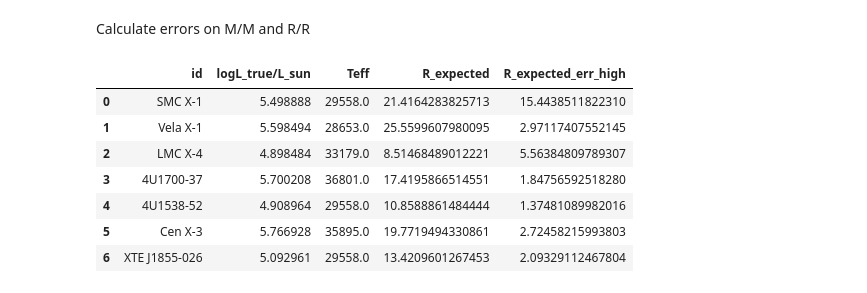
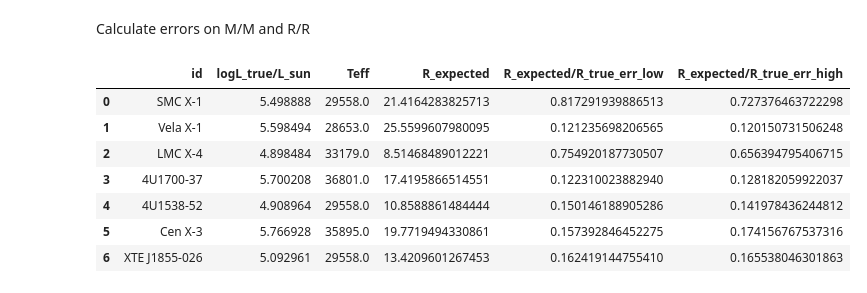
Before and after one commit to LvV210/MasterProject, a Jupyter notebook: luminosity.ipynb, the cells around one changed output. Cells and saved outputs as stored; diff of their text form; code cells hidden in the pictures.

```diff
--- a/luminosity.ipynb
+++ b/luminosity.ipynb
@@ -227,13 +227,13 @@ df_MRL["R_expected/R_true_err_low"] = ( (df_MRL["R_expected_err_low"] / df_MRL["
 # %%
 df_MRL.to_csv('tables/results/MassRadiusLuminosity.csv', index=False)
 # %%
-df_MRL[["id", "logL_true/L_sun", "Teff", "R_expected", "R_expected_err_high"]]
+df_MRL[["id", "logL_true/L_sun", "Teff", "R_expected", "R_expected/R_true_err_low", "R_expected/R_true_err_high"]]
 # %% [output]
-|  | id | logL_true/L_sun | Teff | R_expected | R_expected_err_high |
-| 0 | SMC X-1 | 5.498888 | 29558.0 | 21.4164283825713 | 15.4438511822310 |
-| 1 | Vela X-1 | 5.598494 | 28653.0 | 25.5599607980095 | 2.97117407552145 |
-| 2 | LMC X-4 | 4.898484 | 33179.0 | 8.51468489012221 | 5.56384809789307 |
-| 3 | 4U1700-37 | 5.700208 | 36801.0 | 17.4195866514551 | 1.84756592518280 |
-| 4 | 4U1538-52 | 4.908964 | 29558.0 | 10.8588861484444 | 1.37481089982016 |
-| 5 | Cen X-3 | 5.766928 | 35895.0 | 19.7719494330861 | 2.72458215993803 |
-| 6 | XTE J1855-026 | 5.092961 | 29558.0 | 13.4209601267453 | 2.09329112467804 |
+|  | id | logL_true/L_sun | Teff | R_expected | R_expected/R_true_err_low | R_expected/R_true_err_high |
+| 0 | SMC X-1 | 5.498888 | 29558.0 | 21.4164283825713 | 0.817291939886513 | 0.727376463722298 |
+| 1 | Vela X-1 | 5.598494 | 28653.0 | 25.5599607980095 | 0.121235698206565 | 0.120150731506248 |
+| 2 | LMC X-4 | 4.898484 | 33179.0 | 8.51468489012221 | 0.754920187730507 | 0.656394795406715 |
+| 3 | 4U1700-37 | 5.700208 | 36801.0 | 17.4195866514551 | 0.122310023882940 | 0.128182059922037 |
+| 4 | 4U1538-52 | 4.908964 | 29558.0 | 10.8588861484444 | 0.150146188905286 | 0.141978436244812 |
+| 5 | Cen X-3 | 5.766928 | 35895.0 | 19.7719494330861 | 0.157392846452275 | 0.174156767537316 |
+| 6 | XTE J1855-026 | 5.092961 | 29558.0 | 13.4209601267453 | 0.162419144755410 | 0.165538046301863 |
```
Also changed, not shown: 1 other file.
